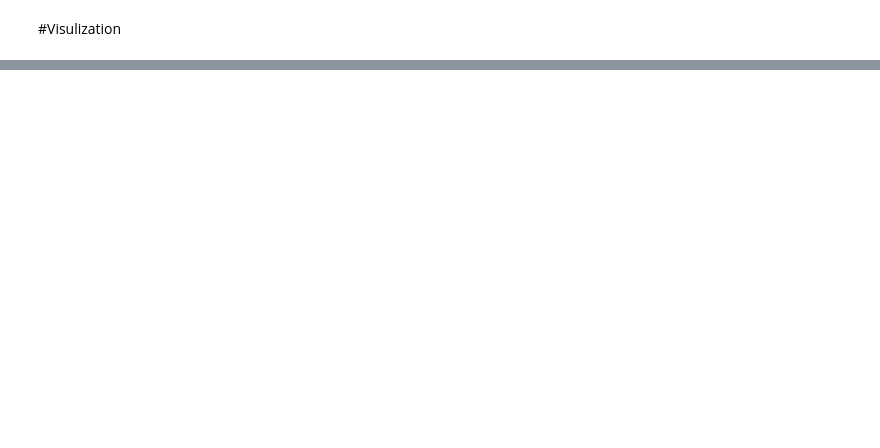
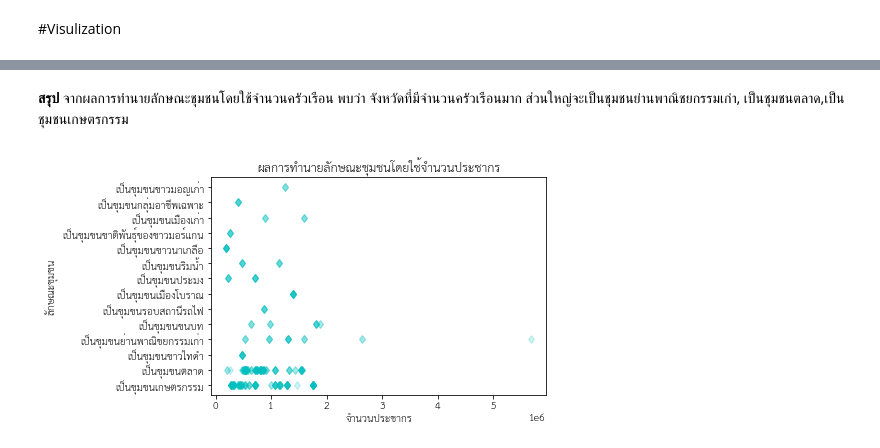
Before and after one commit to kittimaxz/DWDM21, a Jupyter notebook: ProjectFinal.ipynb, the cells around one changed output, grey strips where cells are left out. Saved outputs shown, nothing was run; the diff lists cells and outputs as text; code cells hidden in the pictures; blank space fills up the shorter version.

```diff
--- a/ProjectFinal.ipynb
+++ b/ProjectFinal.ipynb
@@ -867,0 +909,11 @@ No handles with labels found to put in legend.
+# %% [markdown]
+**สรุป** จากผลการทำนายลักษณะชุมชนโดยใช้จำนวนครัวเรือน พบว่า จังหวัดที่มีจำนวนครัวเรือนมาก ส่วนใหญ่จะเป็นชุมชนย่านพาณิชยกรรมเก่า, เป็นชุมชนตลาด,เป็นชุมชนเกษตรกรรม
+# %%
+#ผลการทำนายลักษณะชุมชนโดยใช้จำนวนประชากร
+plt.plot(X_test['Total'],knn1final_result,'dc',alpha =0.2)
+plt.xlabel('จำนวนประชากร')
+plt.ylabel('ลักษณะชุมชน')
+plt.title('ผลการทำนายลักษณะชุมชนโดยใช้จำนวนประชากร')
+plt.show();
+# %% [output]
+[figure, added]
```
Also changed, not shown: parts of 72 cells of this notebook.
